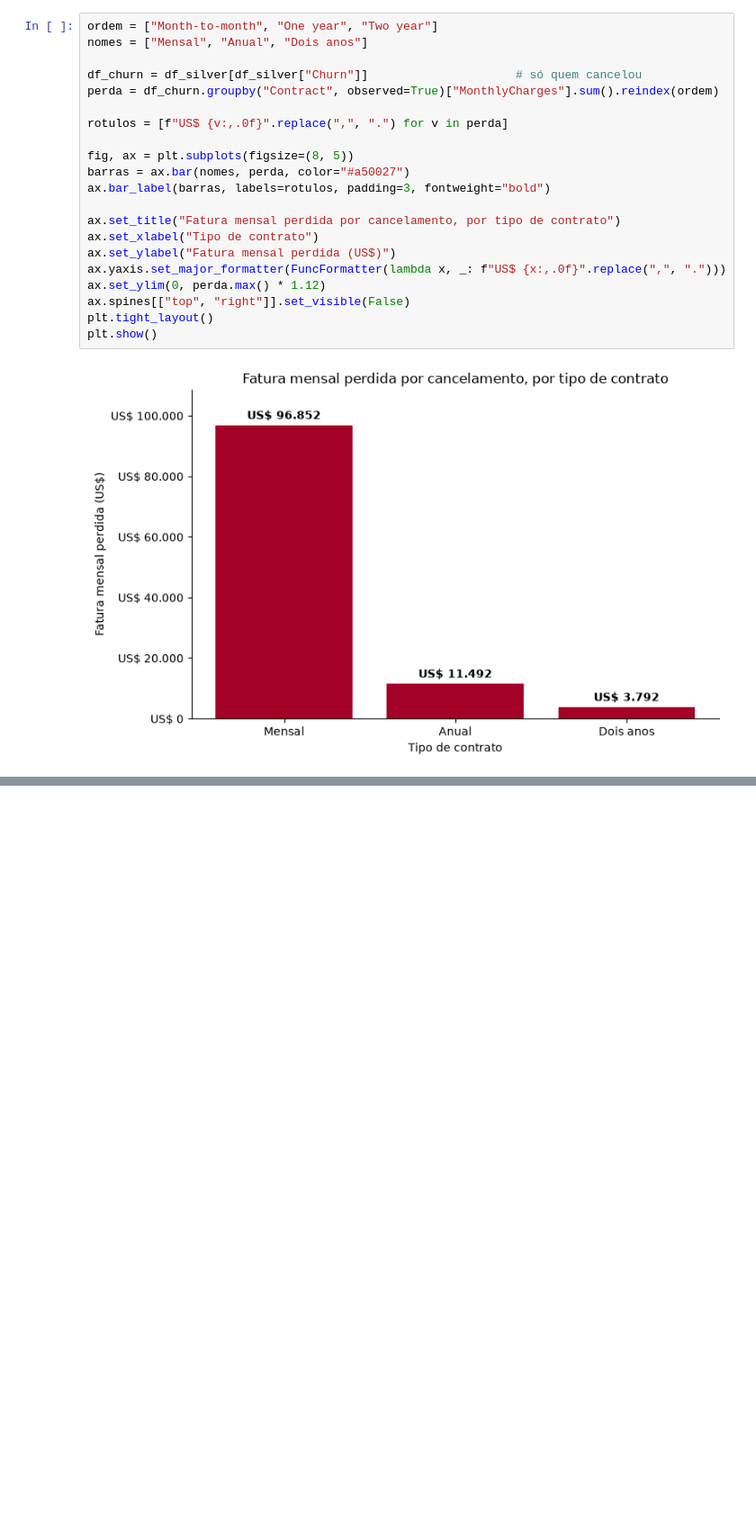
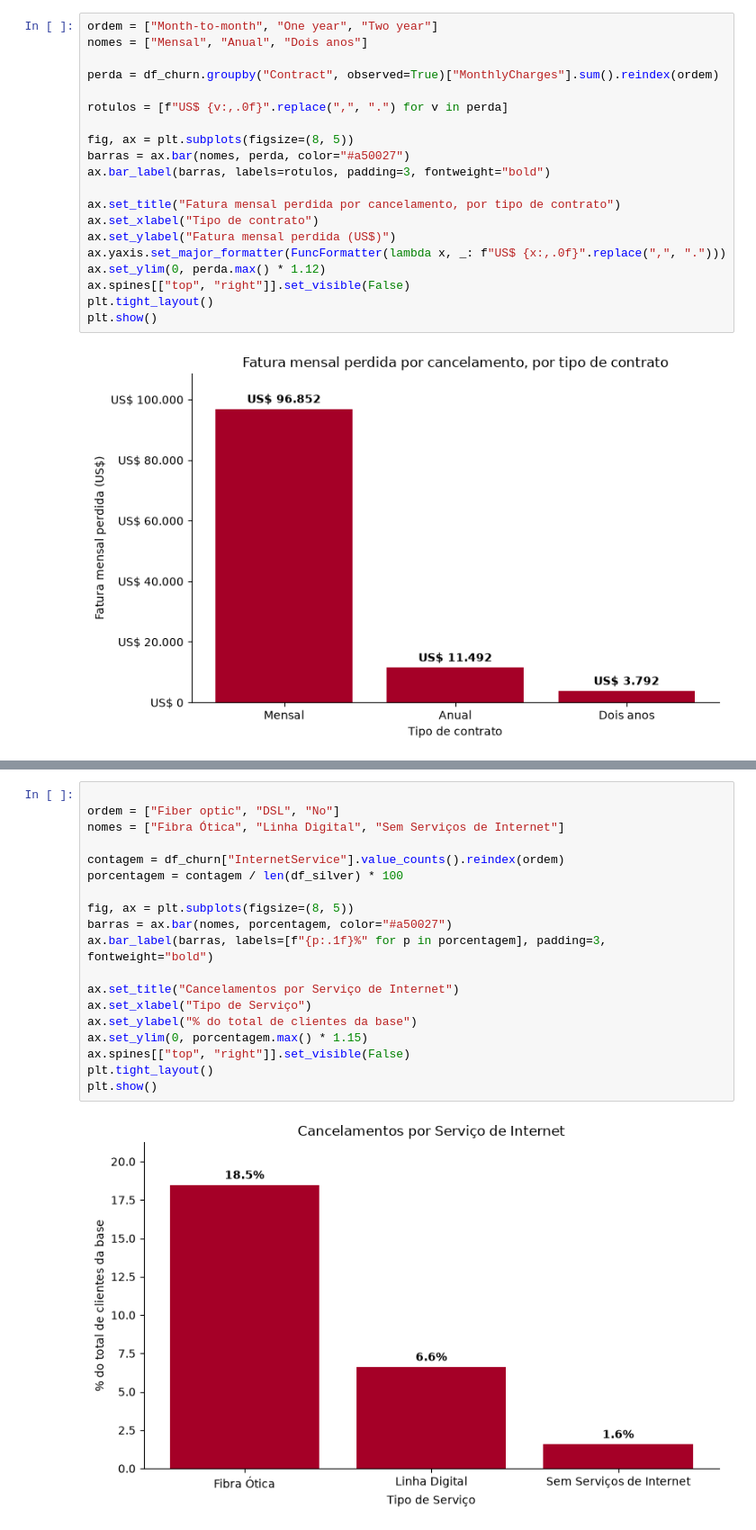
Before and after one commit to VictorLapaDev/Integrador-2-Semestre, a Jupyter notebook: notebook.ipynb, the cells around one changed output, grey strips where cells are left out. Shown at 90% size. Cells and saved outputs as stored; diff of their text form; blank space fills up the shorter version.

Commit message:
feat: Adicionando gráficos por serviço de internet

```diff
--- a/notebook.ipynb
+++ b/notebook.ipynb
@@ -445,7 +445,6 @@ plt.show()
 ordem = ["Month-to-month", "One year", "Two year"]
 nomes = ["Mensal", "Anual", "Dois anos"]
 
-df_churn = df_silver[df_silver["Churn"]]                     # só quem cancelou
 perda = df_churn.groupby("Contract", observed=True)["MonthlyCharges"].sum().reindex(ordem)
 
 rotulos = [f"US$ {v:,.0f}".replace(",", ".") for v in perda]
@@ -466,0 +470,21 @@ plt.show()
+# %%
+
+ordem = ["Fiber optic", "DSL", "No"]
+nomes = ["Fibra Ótica", "Linha Digital", "Sem Serviços de Internet"]
+
+contagem = df_churn["InternetService"].value_counts().reindex(ordem)
+porcentagem = contagem / len(df_silver) * 100
+
+fig, ax = plt.subplots(figsize=(8, 5))
+barras = ax.bar(nomes, porcentagem, color="#a50027")
+ax.bar_label(barras, labels=[f"{p:.1f}%" for p in porcentagem], padding=3, fontweight="bold")
+
+ax.set_title("Cancelamentos por Serviço de Internet")
+ax.set_xlabel("Tipo de Serviço")
+ax.set_ylabel("% do total de clientes da base")
+ax.set_ylim(0, porcentagem.max() * 1.15)
+ax.spines[["top", "right"]].set_visible(False)
+plt.tight_layout()
+plt.show()
+# %% [output]
+[figure, added]
```
Also changed, not shown: parts of 3 cells of this notebook.
